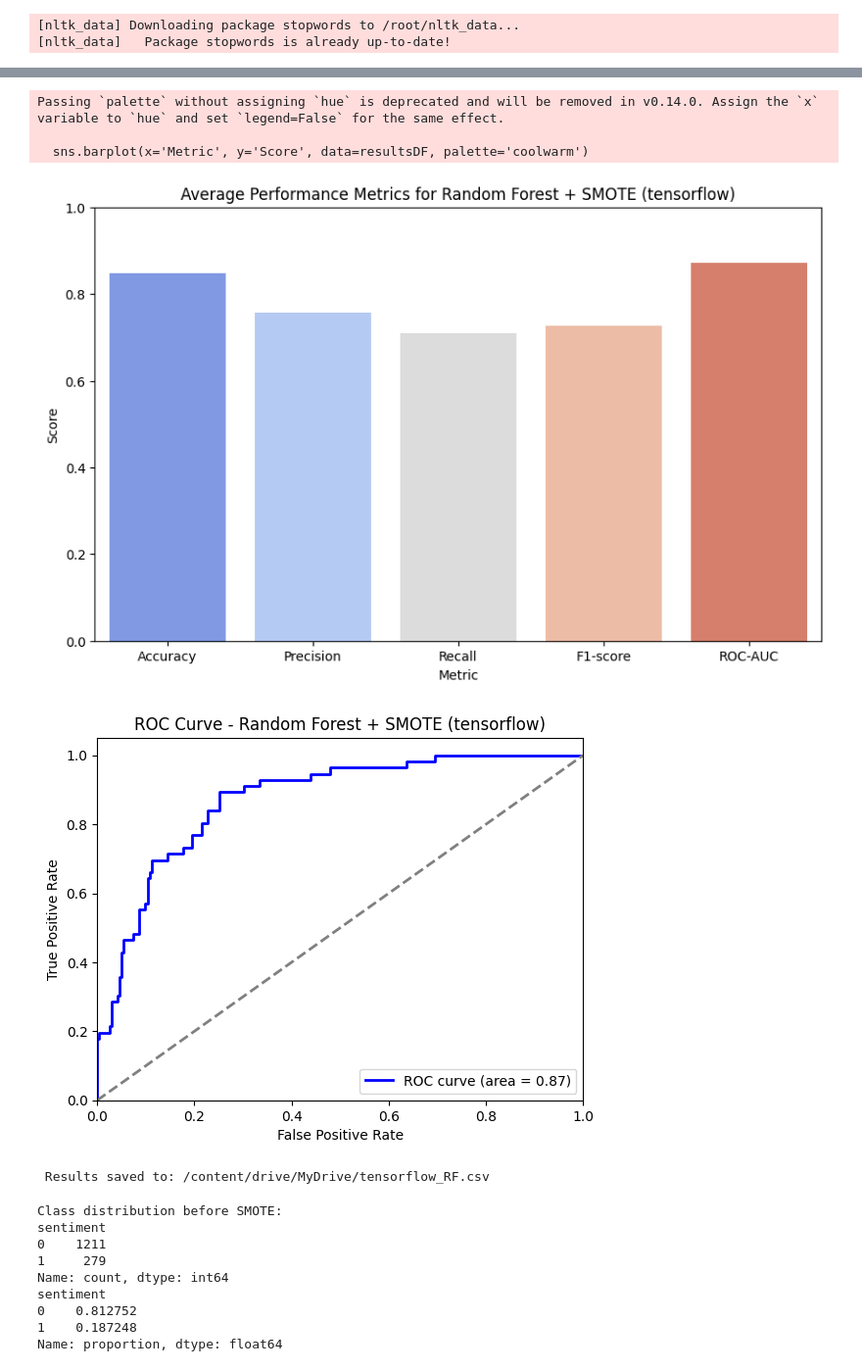
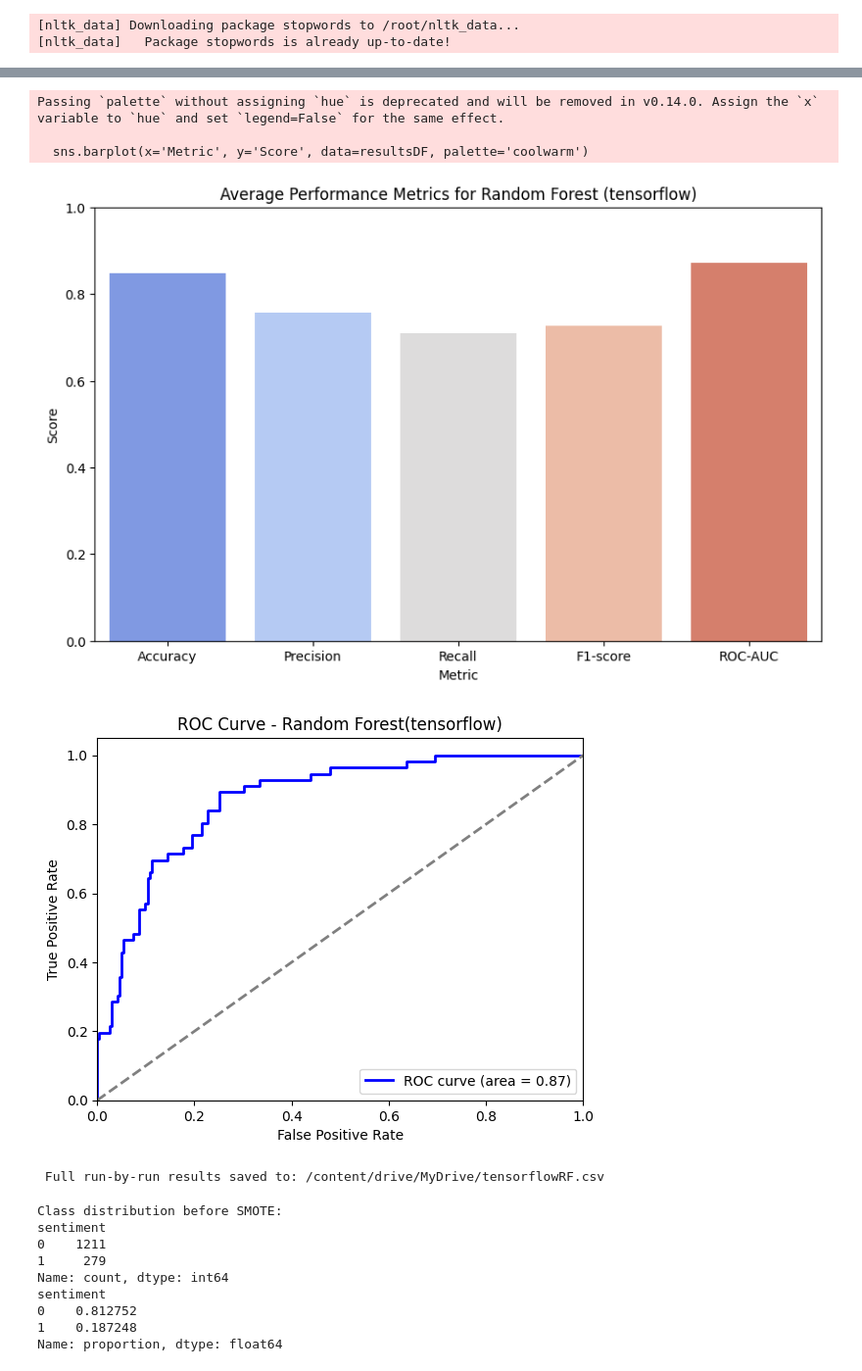
Before and after one commit to Aadil-Ali-123/-Bug-Report-Classification-, a Jupyter notebook: code/Bug_RF.ipynb, the cells around one changed output, grey strips where cells are left out. Shown at 98% size. Cells and saved outputs as stored; diff of their text form; code cells hidden in the pictures.

```diff
--- a/code/Bug_RF.ipynb
+++ b/code/Bug_RF.ipynb
@@ -169,7 +169,7 @@ resultsDF = pd.DataFrame({
 
 plt.figure(figsize=(10, 6))
 sns.barplot(x='Metric', y='Score', data=resultsDF, palette='coolwarm')
-plt.title(f'Average Performance Metrics for Random Forest + SMOTE ({project})')
+plt.title(f'Average Performance Metrics for Random Forest ({project})')
 plt.ylim(0, 1)
 plt.show()
 
@@ -186,51 +186,58 @@ plt.xlim([0.0, 1.0])
 plt.ylim([0.0, 1.05])
 plt.xlabel('False Positive Rate')
 plt.ylabel('True Positive Rate')
-plt.title(f'ROC Curve - Random Forest + SMOTE ({project})')
+plt.title(f'ROC Curve - Random Forest({project})')
 plt.legend(loc="lower right")
 plt.show()
 
 
-##########  Save averaged results to CSV ##########
 
-outputCSV = f'/content/drive/MyDrive/{project}_RF.csv'
+########## Save raw results for each run and mean to CSV ##########
 
-try:
-    pd.read_csv(outputCSV, nrows=1)
-    headerNeeded = False
-except:
-    headerNeeded = True
+# Create a DataFrame with raw metrics from each run
+dfraw = pd.DataFrame({
+    'run': list(range(1, repeatCount + 1)),
+    'Accuracy': accuracyList,
+    'Precision': precisionList,
+    'Recall': recallList,
+    'F1': f1ScoreList,
+    'AUC': aucList
+})
 
-dfLog = pd.DataFrame({
-    'repeated_times': [repeatCount],
+# Append average as final row
+dfavg = pd.DataFrame({
+    'run': ['Average'],
     'Accuracy': [avgAccuracy],
     'Precision': [avgPrecision],
     'Recall': [avgRecall],
     'F1': [avgF1Score],
-    'AUC': [avgAUC],
-    'CV_list(AUC)': [str(aucList)]
+    'AUC': [avgAUC]
 })
 
-dfLog.to_csv(outputCSV, mode='a', header=headerNeeded, index=False)
-print(f"\n Results saved to: {outputCSV}")
+df_full_results = pd.concat([dfraw, dfavg], ignore_index=True)
+
+# Save to Google Drive
+full_results_path = f'/content/drive/MyDrive/{project}RF.csv'
+df_full_results.to_csv(full_results_path, index=False)
+print(f"\n Full run-by-run results saved to: {full_results_path}")
 # %% [output]
 Drive already mounted at /content/drive; to attempt to forcibly remount, call drive.mount("/content/drive", force_remount=True).
 [nltk_data] Downloading package stopwords to /root/nltk_data...
 [nltk_data]   Package stopwords is already up-to-date!
 Best Hyperparameters: {'class_weight': 'balanced', 'max_depth': 30, 'min_samples_leaf': 1, 'min_samples_split': 2, 'n_estimators': 400}
 
 === Averaged Results Over 10 Runs ===
 Accuracy:  0.8483
 Precision: 0.7574
 Recall:    0.7083
 F1-score:  0.7266
 ROC-AUC:   0.8715
 Passing `palette` without assigning `hue` is deprecated and will be removed in v0.14.0. Assign the `x` variable to `hue` and set `legend=False` for the same effect.
 
   sns.barplot(x='Metric', y='Score', data=resultsDF, palette='coolwarm')
-[figure, old version]
+[figure, new version]
-[figure, old version]
+[figure, new version]
- Results saved to: /content/drive/MyDrive/tensorflow_RF.csv
+ Full run-by-run results saved to: /content/drive/MyDrive/tensorflowRF.csv
 # %%
 ##########  Visualise class imbalance before and after SMOTE ##########
 
```
Also changed, not shown: 1 other file.
